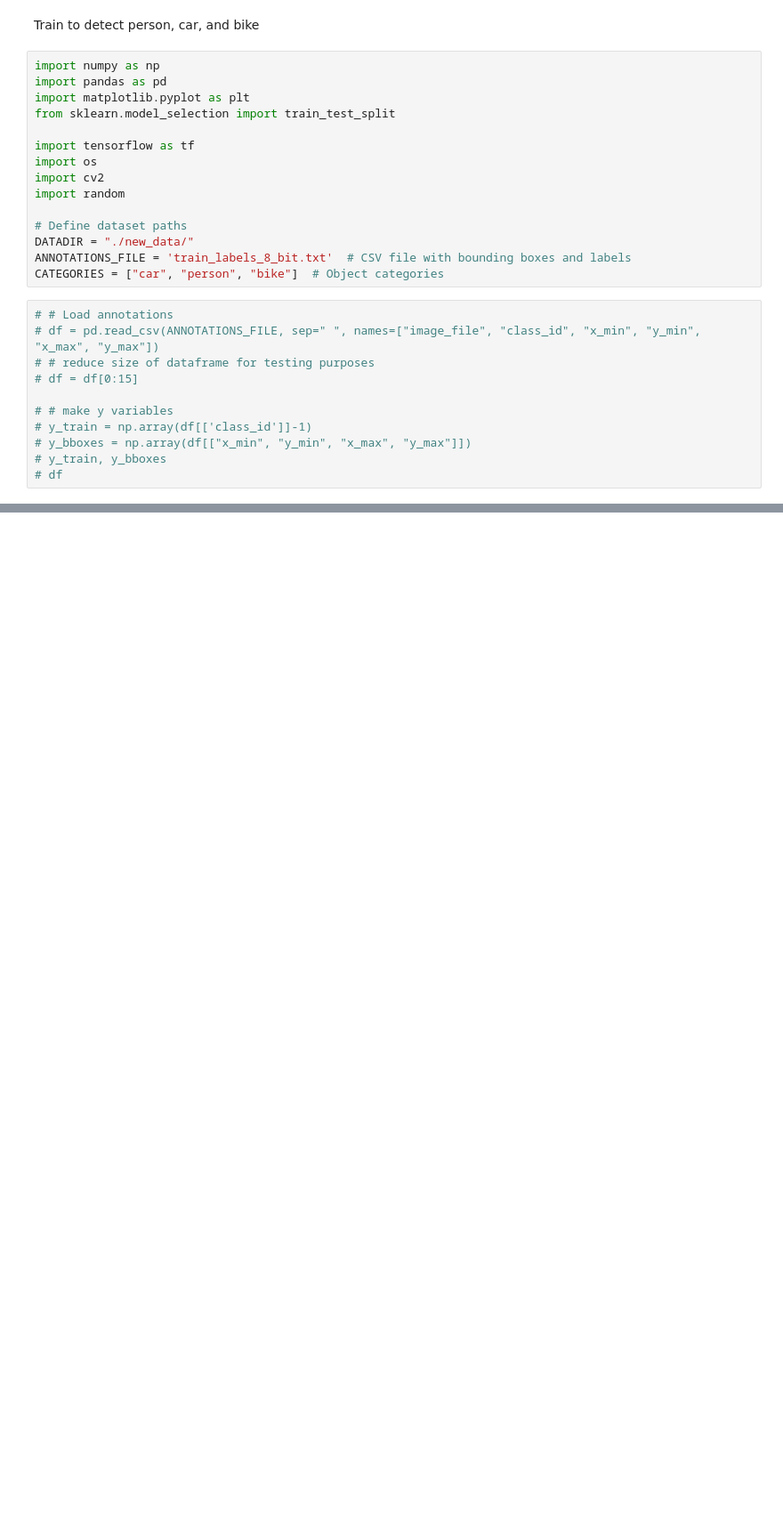
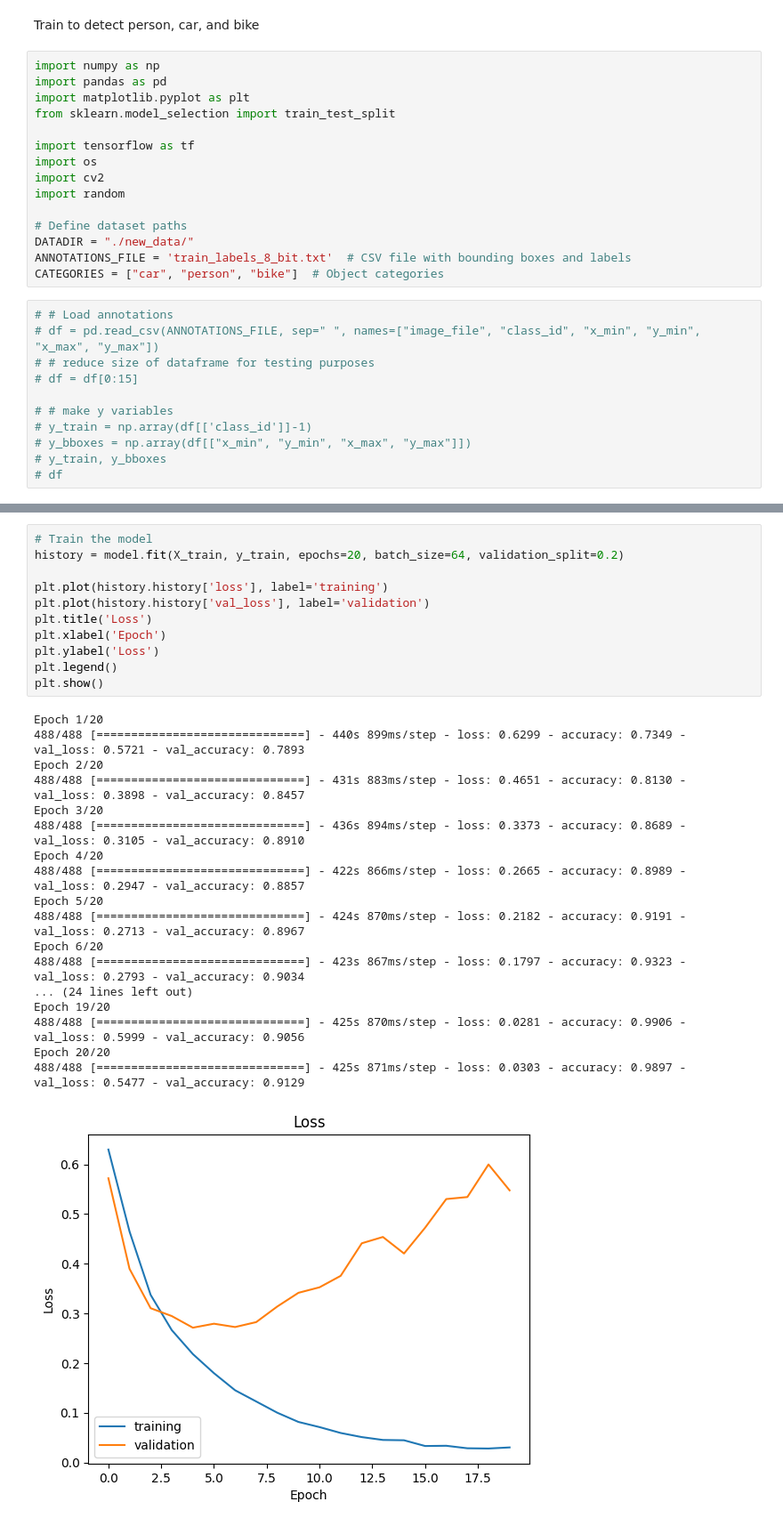
Before and after one commit to kevinrussel/Road, a Jupyter notebook: Competition_Files/train_model.ipynb, the cells around one changed output, grey strips where cells are left out. Shown at 89% size. Cells and saved outputs as stored; diff of their text form; blank space fills up the shorter version.

```diff
--- a/Competition_Files/train_model.ipynb
+++ b/Competition_Files/train_model.ipynb
@@ -121,3 +114,33 @@ Epoch 7/7
+# %%
+# Train the model
+history = model.fit(X_train, y_train, epochs=20, batch_size=64, validation_split=0.2)
+
+plt.plot(history.history['loss'], label='training')
+plt.plot(history.history['val_loss'], label='validation')
+plt.title('Loss')
+plt.xlabel('Epoch')
+plt.ylabel('Loss')
+plt.legend()
+plt.show()
+# %% [output]
+Epoch 1/20
+488/488 [==============================] - 440s 899ms/step - loss: 0.6299 - accuracy: 0.7349 - val_loss: 0.5721 - val_accuracy: 0.7893
+Epoch 2/20
+488/488 [==============================] - 431s 883ms/step - loss: 0.4651 - accuracy: 0.8130 - val_loss: 0.3898 - val_accuracy: 0.8457
+Epoch 3/20
+488/488 [==============================] - 436s 894ms/step - loss: 0.3373 - accuracy: 0.8689 - val_loss: 0.3105 - val_accuracy: 0.8910
+Epoch 4/20
+488/488 [==============================] - 422s 866ms/step - loss: 0.2665 - accuracy: 0.8989 - val_loss: 0.2947 - val_accuracy: 0.8857
+Epoch 5/20
+488/488 [==============================] - 424s 870ms/step - loss: 0.2182 - accuracy: 0.9191 - val_loss: 0.2713 - val_accuracy: 0.8967
+Epoch 6/20
+488/488 [==============================] - 423s 867ms/step - loss: 0.1797 - accuracy: 0.9323 - val_loss: 0.2793 - val_accuracy: 0.9034
+... (24 lines left out)
+Epoch 19/20
+488/488 [==============================] - 425s 870ms/step - loss: 0.0281 - accuracy: 0.9906 - val_loss: 0.5999 - val_accuracy: 0.9056
+Epoch 20/20
+488/488 [==============================] - 425s 871ms/step - loss: 0.0303 - accuracy: 0.9897 - val_loss: 0.5477 - val_accuracy: 0.9129
+[figure, added]
 # %%
 # Evaluate the model on the test set
 test_loss, test_acc = model.evaluate(X_test, y_test)
```
Also changed, not shown: parts of 9 cells of this notebook, 3 other files.
